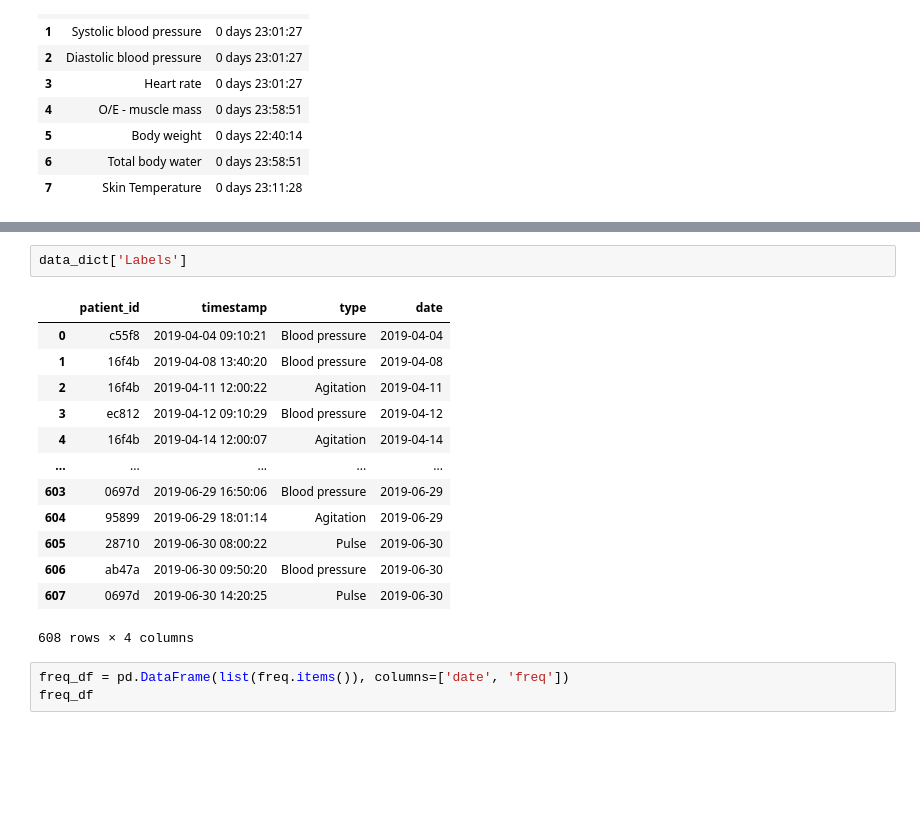
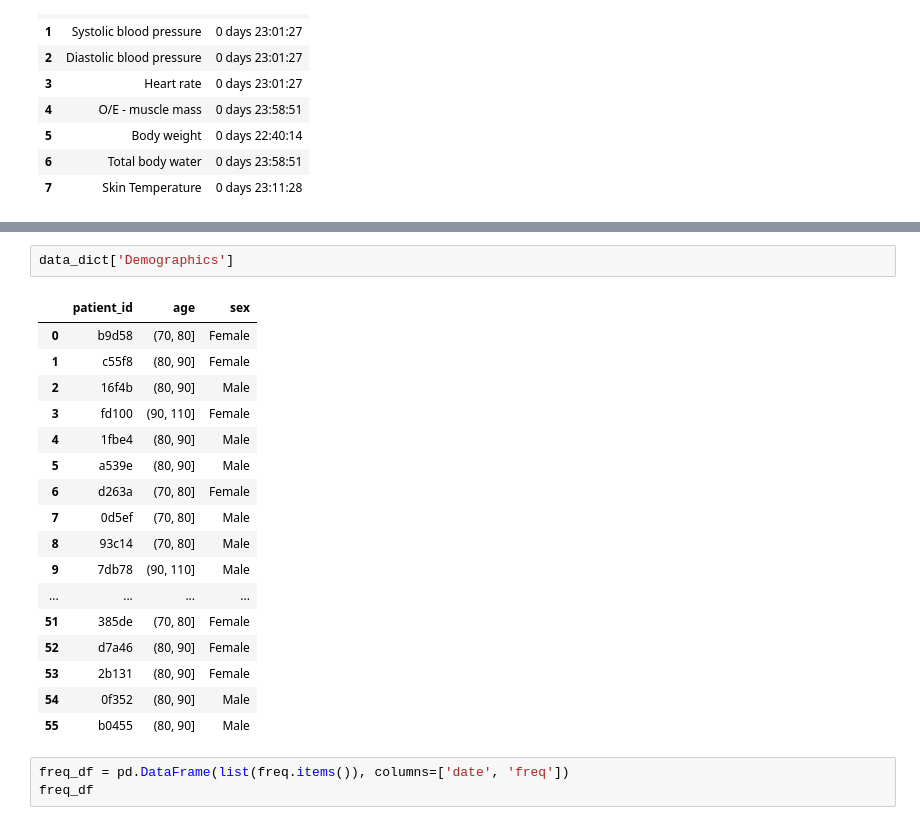
Before and after one commit to gkianfar/S4, a Jupyter notebook: TIHM_data_visualisation.ipynb, the cells around one changed output, grey strips where cells are left out. Drawn from its saved outputs; the diff is of its cells as text; blank space fills up the shorter version.

```diff
--- a/TIHM_data_visualisation.ipynb
+++ b/TIHM_data_visualisation.ipynb
@@ -642,19 +660,23 @@ freq_df
 # %%
-data_dict['Labels']
+data_dict['Demographics']
 # %% [output]
-|  | patient_id | timestamp | type | date |
-| 0 | c55f8 | 2019-04-04 09:10:21 | Blood pressure | 2019-04-04 |
-| 1 | 16f4b | 2019-04-08 13:40:20 | Blood pressure | 2019-04-08 |
-| 2 | 16f4b | 2019-04-11 12:00:22 | Agitation | 2019-04-11 |
-| 3 | ec812 | 2019-04-12 09:10:29 | Blood pressure | 2019-04-12 |
-| 4 | 16f4b | 2019-04-14 12:00:07 | Agitation | 2019-04-14 |
-| ... | ... | ... | ... | ... |
-| 603 | 0697d | 2019-06-29 16:50:06 | Blood pressure | 2019-06-29 |
-| 604 | 95899 | 2019-06-29 18:01:14 | Agitation | 2019-06-29 |
-| 605 | 28710 | 2019-06-30 08:00:22 | Pulse | 2019-06-30 |
-| 606 | ab47a | 2019-06-30 09:50:20 | Blood pressure | 2019-06-30 |
-| 607 | 0697d | 2019-06-30 14:20:25 | Pulse | 2019-06-30 |
+|  | patient_id | age | sex |
+| 0 | b9d58 | (70, 80] | Female |
+| 1 | c55f8 | (80, 90] | Female |
+| 2 | 16f4b | (80, 90] | Male |
+| 3 | fd100 | (90, 110] | Female |
+| 4 | 1fbe4 | (80, 90] | Male |
+| 5 | a539e | (80, 90] | Male |
+| 6 | d263a | (70, 80] | Female |
+| 7 | 0d5ef | (70, 80] | Male |
+| 8 | 93c14 | (70, 80] | Male |
+| 9 | 7db78 | (90, 110] | Male |
+| ... | ... | ... | ... |
+| 51 | 385de | (70, 80] | Female |
+| 52 | d7a46 | (80, 90] | Female |
+| 53 | 2b131 | (80, 90] | Female |
+| 54 | 0f352 | (80, 90] | Male |
+| 55 | b0455 | (80, 90] | Male |
-608 rows × 4 columns
 # %%
 freq_df = pd.DataFrame(list(freq.items()), columns=['date', 'freq'])
 freq_df
```
Also changed, not shown: parts of 2 cells of this notebook.
